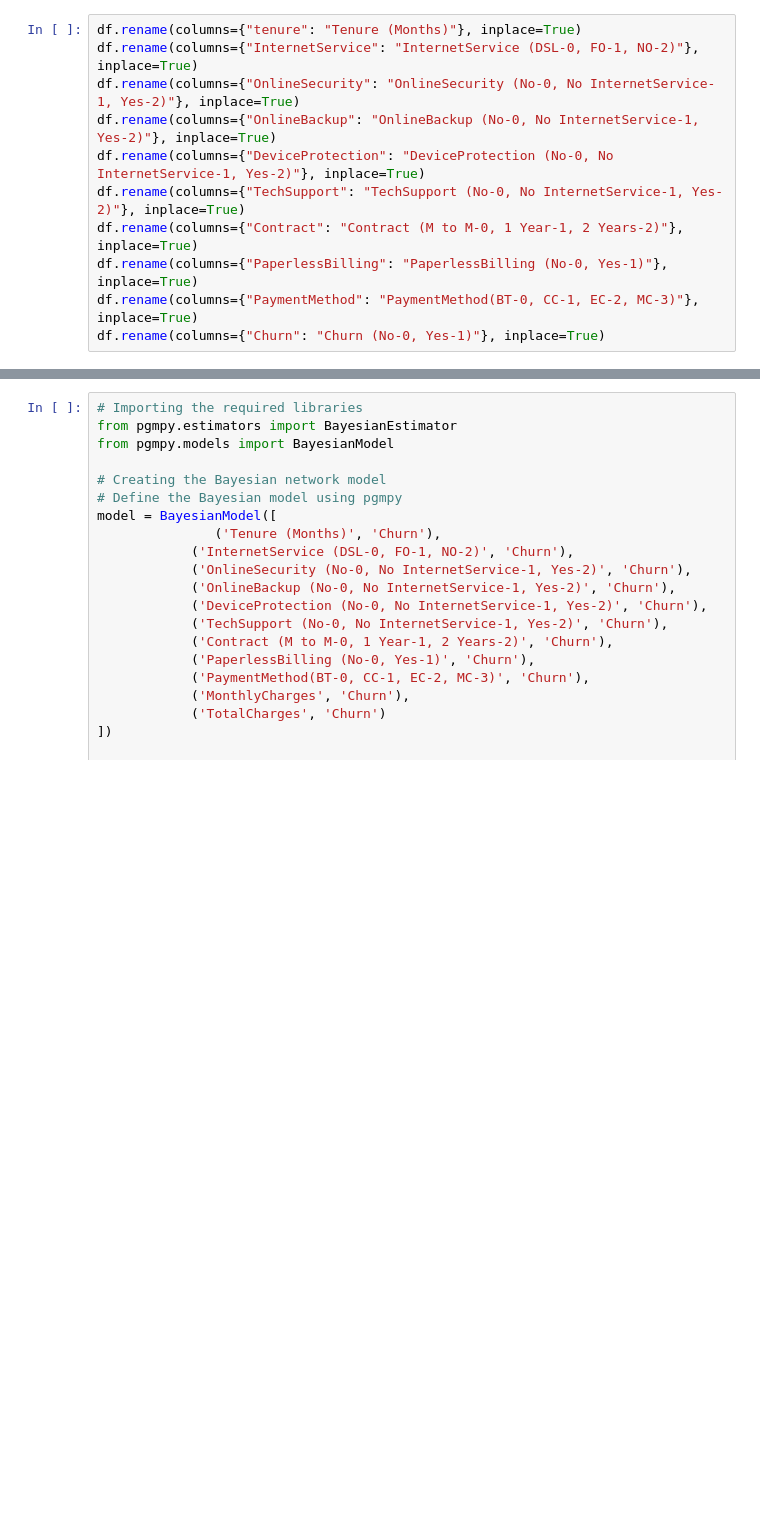
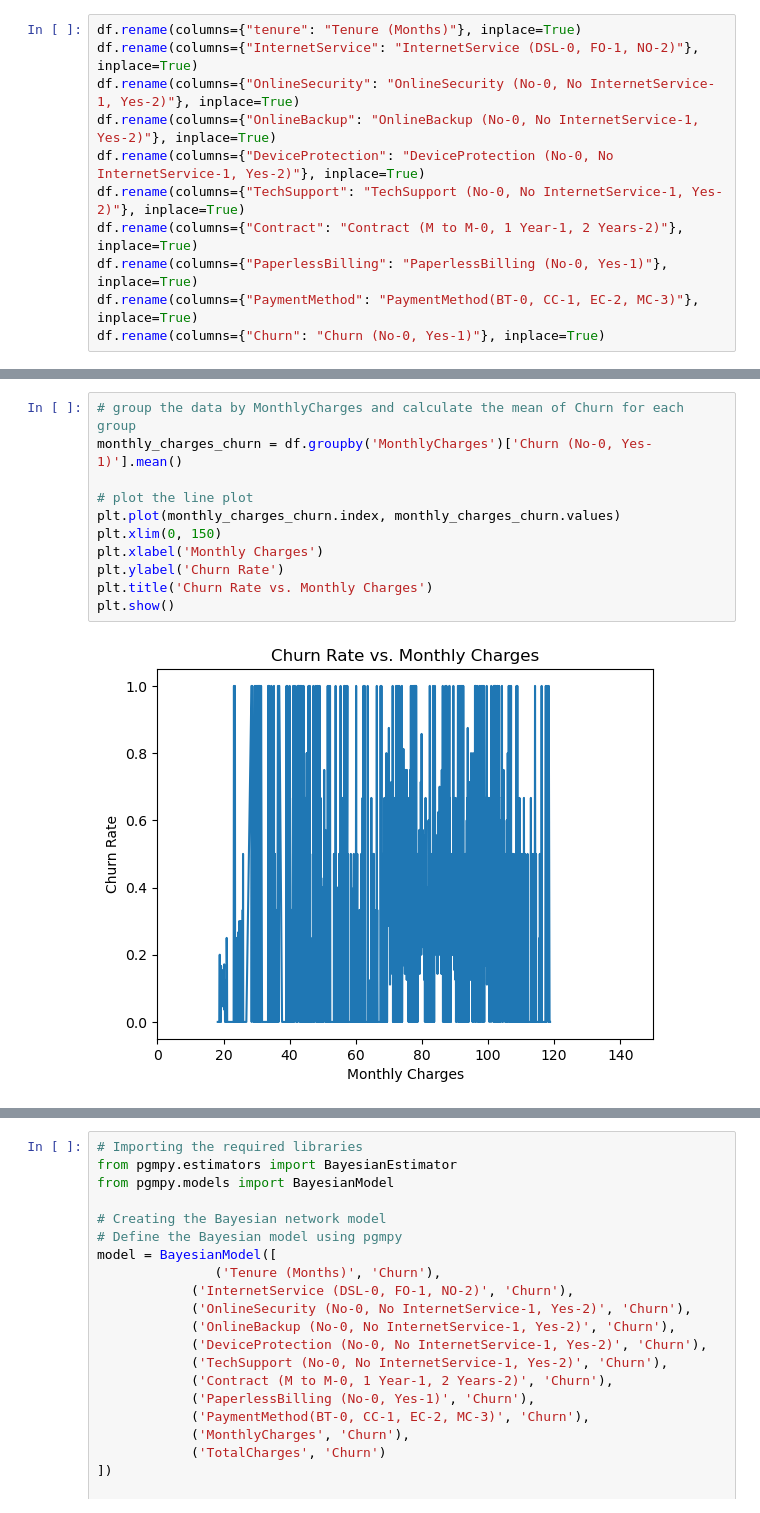
Before and after one commit to rickashb/BigDataAnalytics, a Jupyter notebook: bigdproject.ipynb, the cells around one changed output, grey strips where cells are left out. Cells and saved outputs as stored; diff of their text form; blank space fills up the shorter version.

```diff
--- a/bigdproject.ipynb
+++ b/bigdproject.ipynb
@@ -335,0 +386,13 @@ df.head(10)
+# %%
+# group the data by MonthlyCharges and calculate the mean of Churn for each group
+monthly_charges_churn = df.groupby('MonthlyCharges')['Churn (No-0, Yes-1)'].mean()
+
+# plot the line plot
+plt.plot(monthly_charges_churn.index, monthly_charges_churn.values)
+plt.xlim(0, 150)
+plt.xlabel('Monthly Charges')
+plt.ylabel('Churn Rate')
+plt.title('Churn Rate vs. Monthly Charges')
+plt.show()
+# %% [output]
+[figure, added]
```
Also changed, not shown: parts of 18 cells of this notebook.
